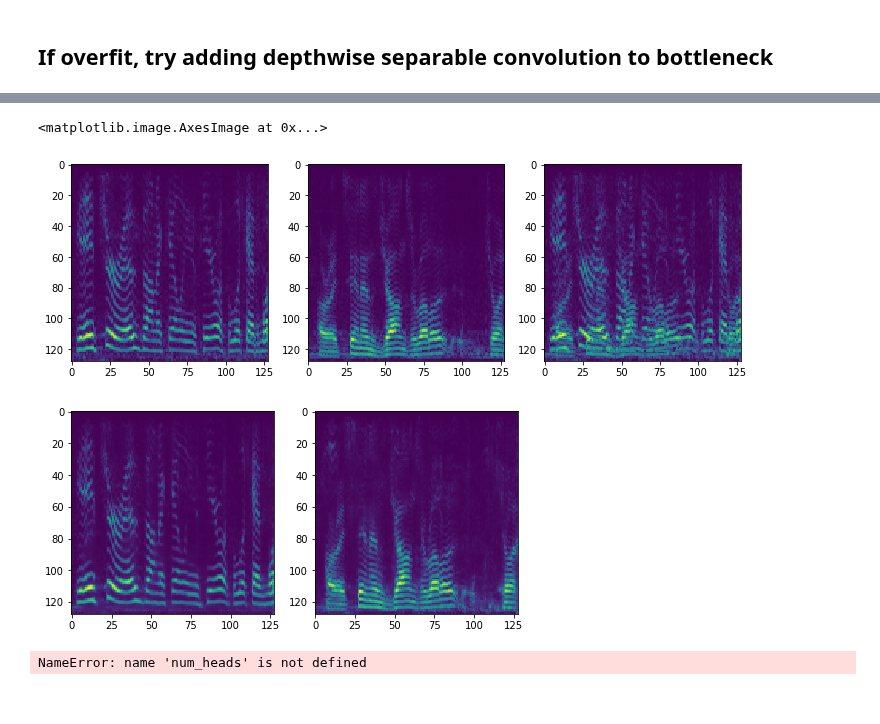
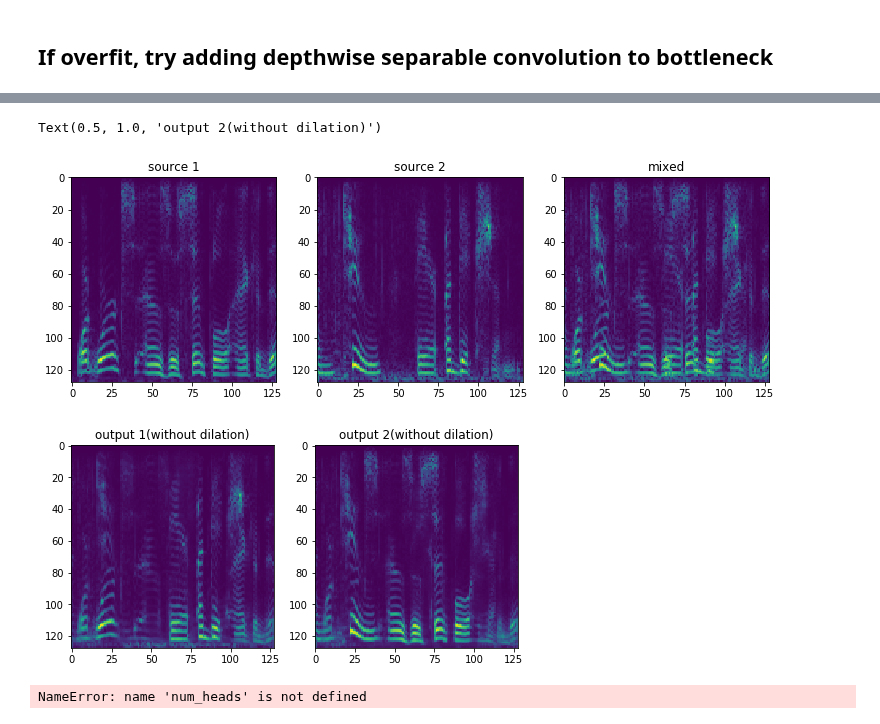
Before and after one commit to JunzheJosephZhu/Identifying-Speakers-in-Cocktail-Parties-with-E2E-Attention, a Jupyter notebook: 2speakers-hyperparam-tune-1/Extractor.ipynb, the cells around one changed output, grey strips where cells are left out. Cells and saved outputs as stored; diff of their text form; code cells hidden in the pictures.

```diff
--- a/2speakers-hyperparam-tune-1/Extractor.ipynb
+++ b/2speakers-hyperparam-tune-1/Extractor.ipynb
@@ -437,25 +420,30 @@ KeyboardInterrupt:
 # %%
 checkpoint = torch.load('models/best-extractor.pth')
 extractor.module.load_state_dict(checkpoint['model_state_dict'])
-mixture, targets = testset[10]
-plt.figure(figsize = (12, 4))
+mixture, targets = testset[17]
+plt.figure(figsize = (12.5, 4))
 plt.subplot(131)
 plt.imshow(targets[0][::-1])
+plt.title('source 1')
 plt.subplot(132)
 plt.imshow(targets[1][::-1])
+plt.title('source 2')
 plt.subplot(133)
 plt.imshow(mixture[0][::-1])
+plt.title('mixed')
 
 new_spec1, new_spec2 = extractor(torch.Tensor(mixture[None, ...]).cuda(device))[0].detach().cpu().numpy()
 plt.figure(figsize = (8, 4))
 plt.subplot(121)
 plt.imshow(new_spec1[::-1])
+plt.title('output 1(without dilation)')
 plt.subplot(122)
 plt.imshow(new_spec2[::-1])
+plt.title('output 2(without dilation)')
 # %% [output]
-<matplotlib.image.AxesImage at 0x...>
+Text(0.5, 1.0, 'output 2(without dilation)')
-[figure, old version]
+[figure, new version]
-[figure, old version]
+[figure, new version]
 # %%
 class OverlayNet(nn.Module):
     def __init__(self):
```
Also changed, not shown: parts of 1 cell of this notebook, 8 other files.
